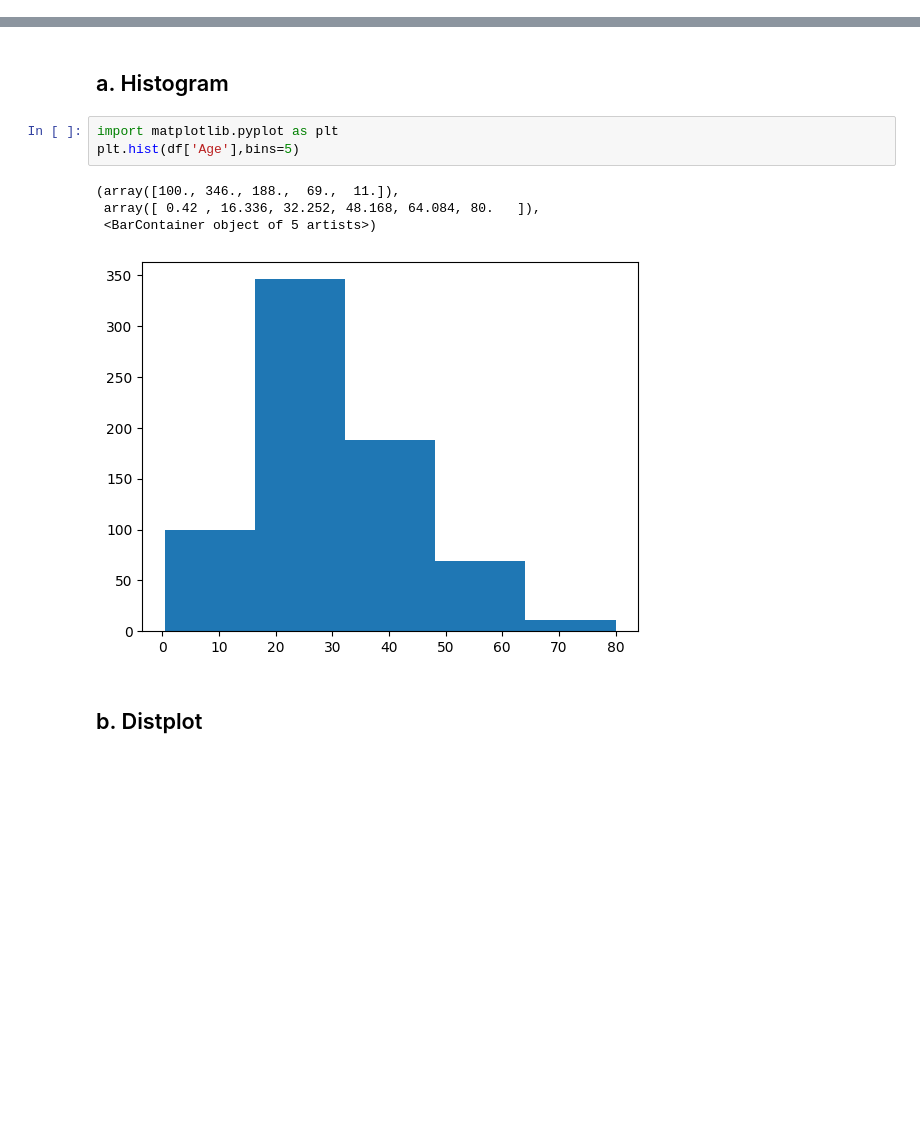
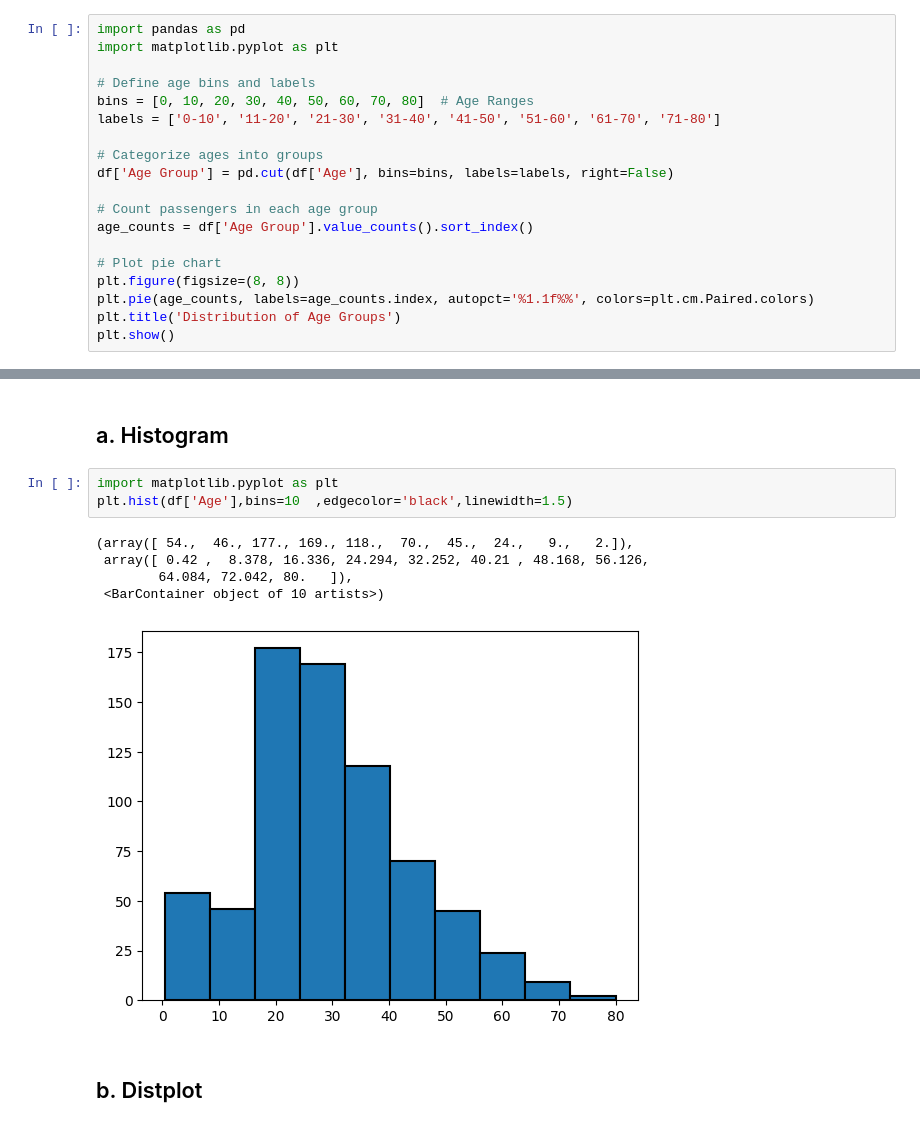
Before and after one commit to SohailKhanPAK/Uni-Variant-EDA--Exploratory-Data-Analysis-, a Jupyter notebook: Uni-Variant EDA (Exploratory Data Analysis).ipynb, the cells around one changed output, grey strips where cells are left out. Saved outputs shown, nothing was run; the diff lists cells and outputs as text; blank space fills up the shorter version.

Commit message:
pda and histogram

```diff
--- a/Uni-Variant EDA (Exploratory Data Analysis).ipynb
+++ b/Uni-Variant EDA (Exploratory Data Analysis).ipynb
@@ -75,3 +91,22 @@ df['Sex'].value_counts().plot(kind='pie',autopct='%.2f')
 # %% [output]
 <Axes: ylabel='count'>
 [figure]
+# %%
+import pandas as pd
+import matplotlib.pyplot as plt
+
+# Define age bins and labels
+bins = [0, 10, 20, 30, 40, 50, 60, 70, 80]  # Age Ranges
+labels = ['0-10', '11-20', '21-30', '31-40', '41-50', '51-60', '61-70', '71-80']
+
+# Categorize ages into groups
+df['Age Group'] = pd.cut(df['Age'], bins=bins, labels=labels, right=False)
+
+# Count passengers in each age group
+age_counts = df['Age Group'].value_counts().sort_index()
+
+# Plot pie chart
+plt.figure(figsize=(8, 8))
+plt.pie(age_counts, labels=age_counts.index, autopct='%1.1f%%', colors=plt.cm.Paired.colors)
+plt.title('Distribution of Age Groups')
+plt.show()
@@ -81,12 +118,13 @@ df['Sex'].value_counts().plot(kind='pie',autopct='%.2f')
 ## a. Histogram
 # %%
 import matplotlib.pyplot as plt
-plt.hist(df['Age'],bins=5)
+plt.hist(df['Age'],bins=10  ,edgecolor='black',linewidth=1.5)
 # %% [output]
-(array([100., 346., 188.,  69.,  11.]),
- array([ 0.42 , 16.336, 32.252, 48.168, 64.084, 80.   ]),
- <BarContainer object of 5 artists>)
+(array([ 54.,  46., 177., 169., 118.,  70.,  45.,  24.,   9.,   2.]),
+ array([ 0.42 ,  8.378, 16.336, 24.294, 32.252, 40.21 , 48.168, 56.126,
+        64.084, 72.042, 80.   ]),
+ <BarContainer object of 10 artists>)
-[figure, old version]
+[figure, new version]
 # %% [markdown]
 ## b. Distplot
 # %%
```
Also changed, not shown: parts of 2 cells of this notebook.
